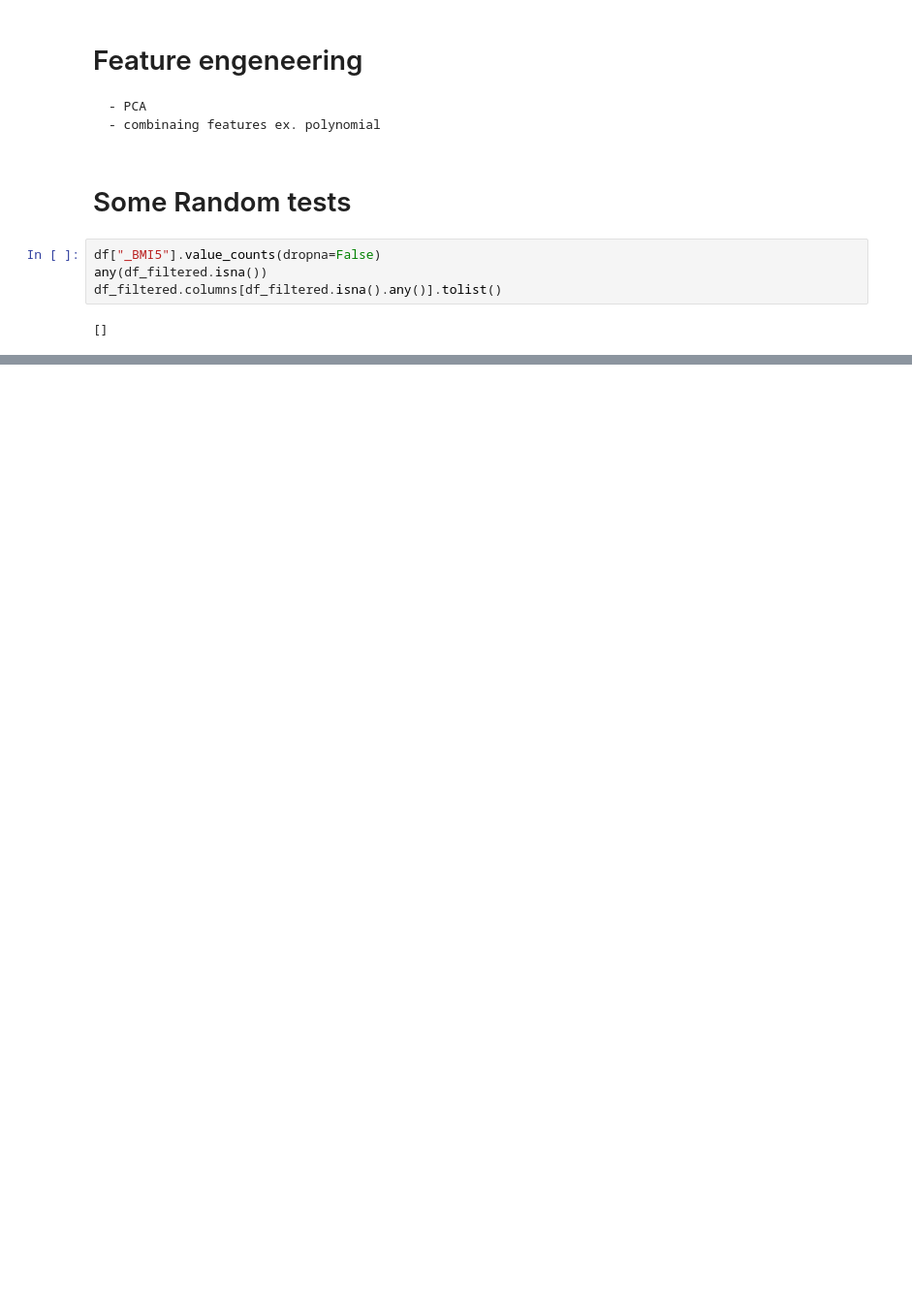
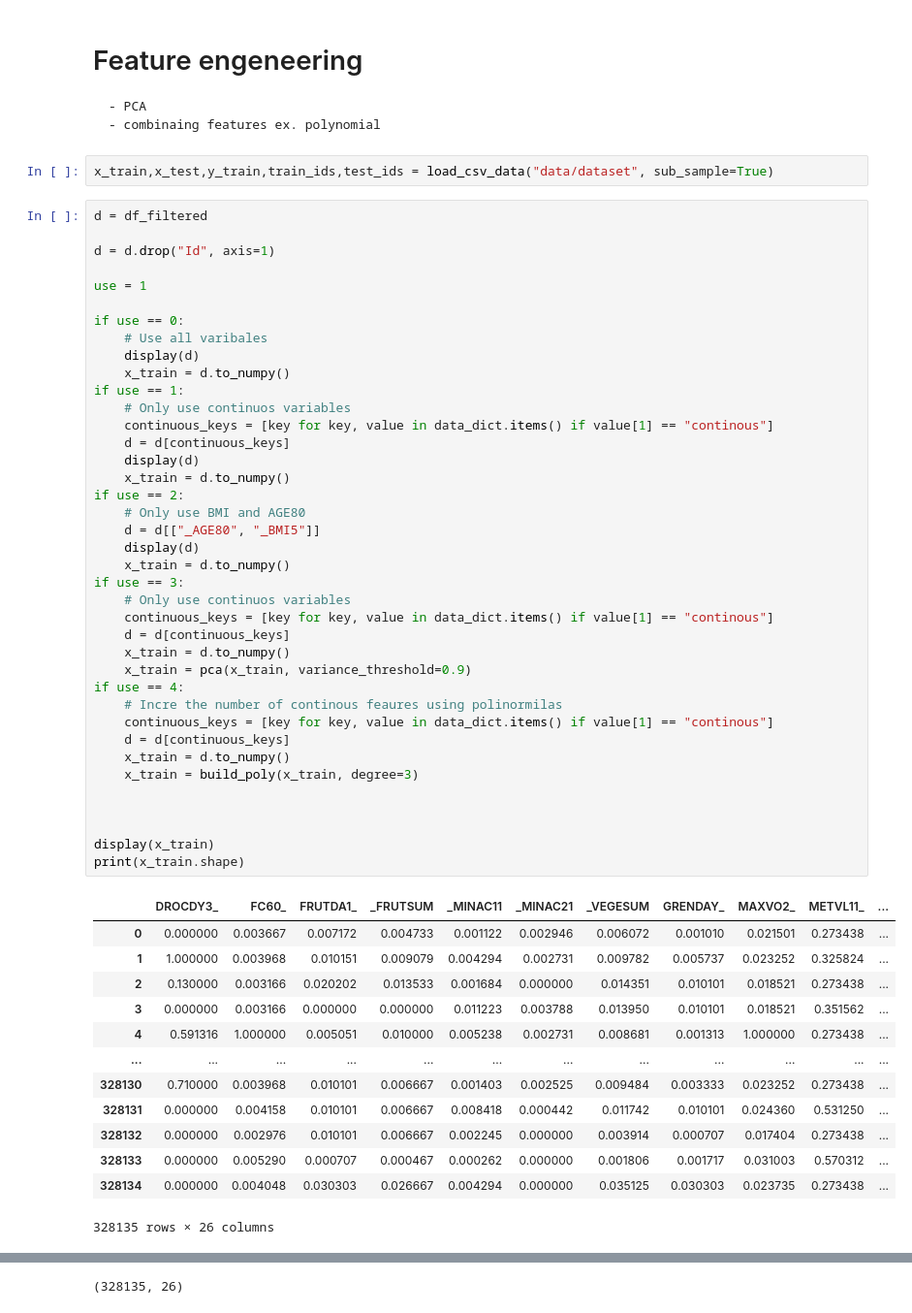
Before and after one commit to 8gabri8/heart_attack_ML, a Jupyter notebook: EDA.ipynb, the cells around one changed output, grey strips where cells are left out. Shown at 97% size. Cells and saved outputs as stored; diff of their text form; blank space fills up the shorter version.

```diff
--- a/EDA.ipynb
+++ b/EDA.ipynb
@@ -341,11 +382,58 @@ for key in continuous_keys:
 # Feature engeneering
     - PCA
     - combinaing features ex. polynomial
-# %% [markdown]
-# Some Random tests
-# %%
-df["_BMI5"].value_counts(dropna=False)
-any(df_filtered.isna())
-df_filtered.columns[df_filtered.isna().any()].tolist()
-# %% [output]
-[]
+# %%
+x_train,x_test,y_train,train_ids,test_ids = load_csv_data("data/dataset", sub_sample=True)
+# %%
+d = df_filtered
+
+d = d.drop("Id", axis=1)
+
+use = 1
+
+if use == 0:
+    # Use all varibales
+    display(d)
+    x_train = d.to_numpy()
+if use == 1:
+    # Only use continuos variables
+    continuous_keys = [key for key, value in data_dict.items() if value[1] == "continous"]
+    d = d[continuous_keys]
+    display(d)
+    x_train = d.to_numpy()
+if use == 2:
+    # Only use BMI and AGE80
+    d = d[["_AGE80", "_BMI5"]]
+    display(d)
+    x_train = d.to_numpy()
+if use == 3:
+    # Only use continuos variables
+    continuous_keys = [key for key, value in data_dict.items() if value[1] == "continous"]
+    d = d[continuous_keys]
+    x_train = d.to_numpy()
+    x_train = pca(x_train, variance_threshold=0.9)
+if use == 4:
+    # Incre the number of continous feaures using polinormilas
+    continuous_keys = [key for key, value in data_dict.items() if value[1] == "continous"]
+    d = d[continuous_keys]
+    x_train = d.to_numpy()
+    x_train = build_poly(x_train, degree=3)
+
+
+
+display(x_train)
+print(x_train.shape)
+# %% [output]
+|  | DROCDY3_ | FC60_ | FRUTDA1_ | _FRUTSUM | _MINAC11 | _MINAC21 | _VEGESUM | GRENDAY_ | MAXVO2_ | METVL11_ | ... |
+| 0 | 0.000000 | 0.003667 | 0.007172 | 0.004733 | 0.001122 | 0.002946 | 0.006072 | 0.001010 | 0.021501 | 0.273438 | ... |
+| 1 | 1.000000 | 0.003968 | 0.010151 | 0.009079 | 0.004294 | 0.002731 | 0.009782 | 0.005737 | 0.023252 | 0.325824 | ... |
+| 2 | 0.130000 | 0.003166 | 0.020202 | 0.013533 | 0.001684 | 0.000000 | 0.014351 | 0.010101 | 0.018521 | 0.273438 | ... |
+| 3 | 0.000000 | 0.003166 | 0.000000 | 0.000000 | 0.011223 | 0.003788 | 0.013950 | 0.010101 | 0.018521 | 0.351562 | ... |
+| 4 | 0.591316 | 1.000000 | 0.005051 | 0.010000 | 0.005238 | 0.002731 | 0.008681 | 0.001313 | 1.000000 | 0.273438 | ... |
+| ... | ... | ... | ... | ... | ... | ... | ... | ... | ... | ... | ... |
+| 328130 | 0.710000 | 0.003968 | 0.010101 | 0.006667 | 0.001403 | 0.002525 | 0.009484 | 0.003333 | 0.023252 | 0.273438 | ... |
+| 328131 | 0.000000 | 0.004158 | 0.010101 | 0.006667 | 0.008418 | 0.000442 | 0.011742 | 0.010101 | 0.024360 | 0.531250 | ... |
+| 328132 | 0.000000 | 0.002976 | 0.010101 | 0.006667 | 0.002245 | 0.000000 | 0.003914 | 0.000707 | 0.017404 | 0.273438 | ... |
+| 328133 | 0.000000 | 0.005290 | 0.000707 | 0.000467 | 0.000262 | 0.000000 | 0.001806 | 0.001717 | 0.031003 | 0.570312 | ... |
+| 328134 | 0.000000 | 0.004048 | 0.030303 | 0.026667 | 0.004294 | 0.000000 | 0.035125 | 0.030303 | 0.023735 | 0.273438 | ... |
+328135 rows × 26 columns
@@ -351,0 +453 @@ df_filtered.columns[df_filtered.isna().any()].tolist()
+(328135, 26)
```
Also changed, not shown: parts of 9 cells of this notebook, 3 other files.
